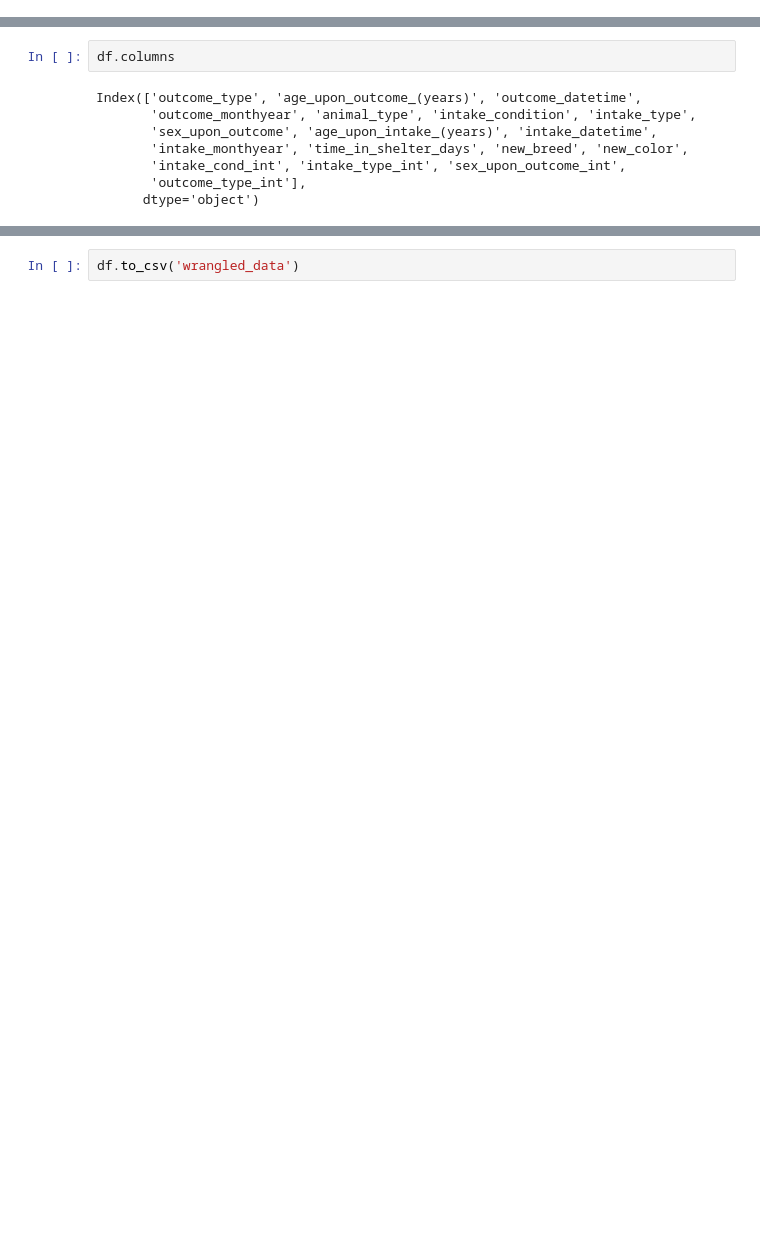
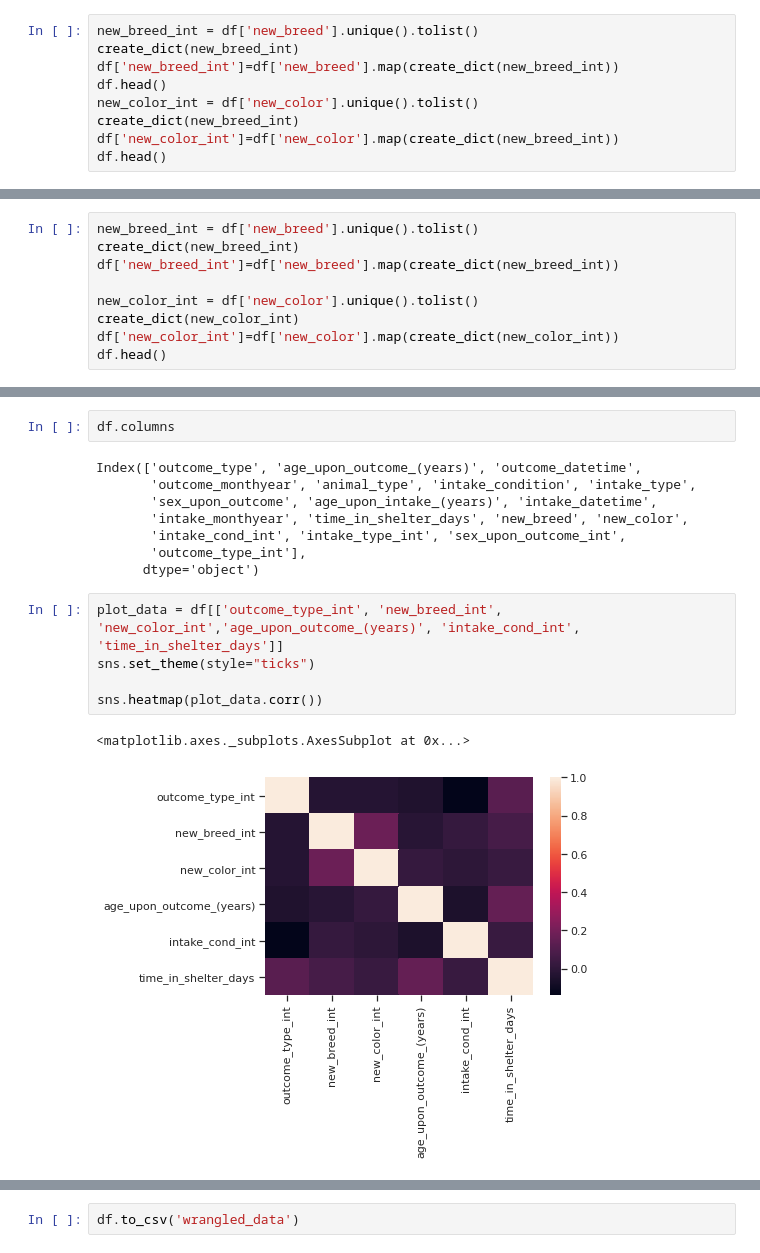
Before and after one commit to amandawhite013/CapstoneTwo, a Jupyter notebook: data_wrangling.ipynb, the cells around one changed output, grey strips where cells are left out. Cells and saved outputs as stored; diff of their text form; blank space fills up the shorter version.

```diff
--- a/data_wrangling.ipynb
+++ b/data_wrangling.ipynb
@@ -381,0 +380,9 @@ Dropping data to decrease noise
+# %%
+new_breed_int = df['new_breed'].unique().tolist()
+create_dict(new_breed_int)
+df['new_breed_int']=df['new_breed'].map(create_dict(new_breed_int))
+df.head()
+new_color_int = df['new_color'].unique().tolist()
+create_dict(new_breed_int)
+df['new_color_int']=df['new_color'].map(create_dict(new_breed_int))
+df.head()
@@ -467,3 +479,12 @@ df.shape
 # %%
 #drop original color and breed columns
 df = df.drop(columns=['breed' ,'color', 'animal_id_intake', 'intake_number', ])
+# %%
+new_breed_int = df['new_breed'].unique().tolist()
+create_dict(new_breed_int)
+df['new_breed_int']=df['new_breed'].map(create_dict(new_breed_int))
+
+new_color_int = df['new_color'].unique().tolist()
+create_dict(new_color_int)
+df['new_color_int']=df['new_color'].map(create_dict(new_color_int))
+df.head()
@@ -477,3 +505,11 @@ Index(['outcome_type', 'age_upon_outcome_(years)', 'outcome_datetime',
        'intake_cond_int', 'intake_type_int', 'sex_upon_outcome_int',
        'outcome_type_int'],
       dtype='object')
+# %%
+plot_data = df[['outcome_type_int', 'new_breed_int', 'new_color_int','age_upon_outcome_(years)', 'intake_cond_int', 'time_in_shelter_days']]
+sns.set_theme(style="ticks")
+
+sns.heatmap(plot_data.corr())
+# %% [output]
+<matplotlib.axes._subplots.AxesSubplot at 0x...>
+[figure, added]
```
Also changed, not shown: parts of 8 cells of this notebook.
